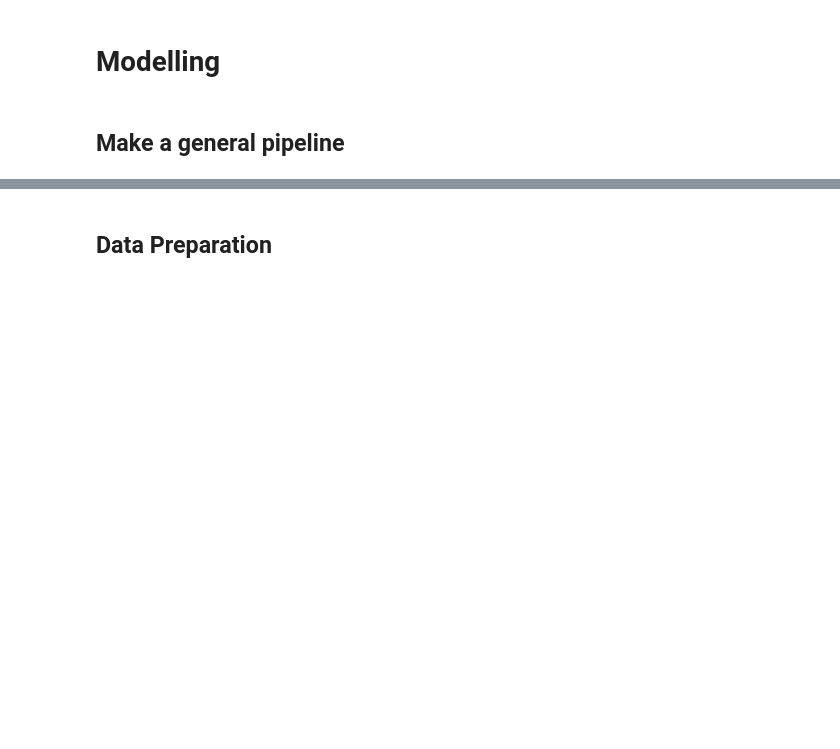
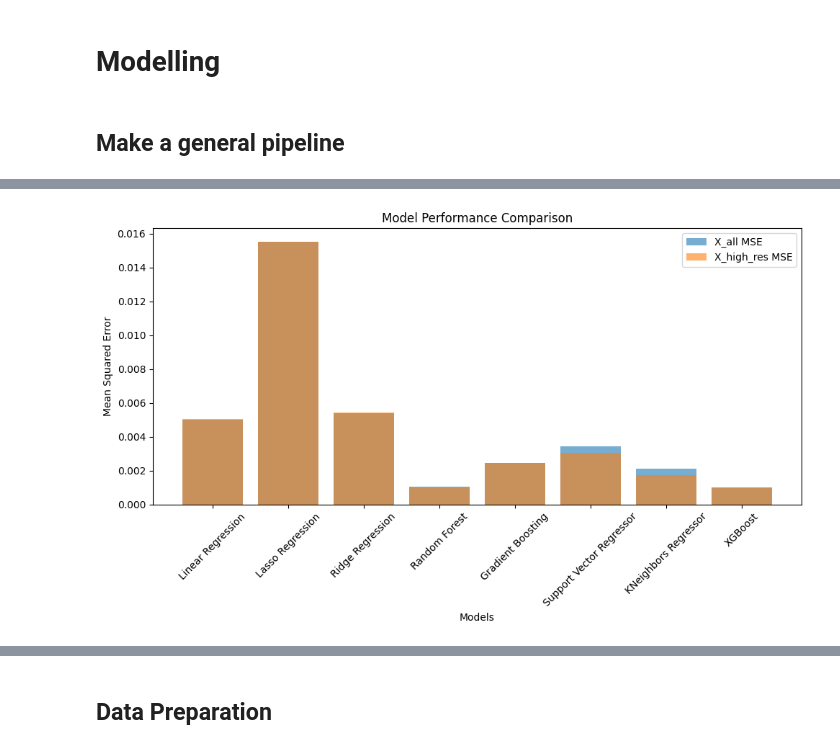
Before and after one commit to top-data/Soil_moisture, a Jupyter notebook: sm_cosmoz_inputs.ipynb, the cells around one changed output, grey strips where cells are left out. Cells and saved outputs as stored; diff of their text form; code cells hidden in the pictures; blank space fills up the shorter version.

Commit message:
regression and timeseries models added.

```diff
--- a/sm_cosmoz_inputs.ipynb
+++ b/sm_cosmoz_inputs.ipynb
@@ -459,0 +468,90 @@ Percentage of zeros in 'precipitation': 84.76%
+# %%
+# Regression Models
+models = {
+    "Linear Regression": LinearRegression(),
+    "Lasso Regression": Lasso(),
+    "Ridge Regression": Ridge(),
+    "Random Forest": RandomForestRegressor(random_state=42),
+    "Gradient Boosting": GradientBoostingRegressor(random_state=42),
+    "Support Vector Regressor": SVR(),
+    "KNeighbors Regressor": KNeighborsRegressor(),
+    "XGBoost": xgb.XGBRegressor(random_state=42)
+}
+
+# Function to create a pipeline for model training and evaluation
+def build_pipeline(model):
+    pipeline = Pipeline(steps=[
+        ('imputer', SimpleImputer(strategy='mean')),  # Linear interpolation using mean imputation
+        ('scaler', StandardScaler()),                # Standardizing the features
+        ('regressor', model)                         # Regression model
+    ])
+    return pipeline
+
+# Function to evaluate models with cross-validation
+def evaluate_models(X, y):
+    best_model = None
+    best_score = float('inf')
+    model_scores = {}
+
+    kfold = KFold(n_splits=5, shuffle=True, random_state=42)  # 5-fold cross-validation
+
+    for name, model in models.items():
+        pipeline = build_pipeline(model)
+
+        # MSE (Negative MSE to get positive values)
+        mse_scores = -cross_val_score(pipeline, X, y, cv=kfold, scoring='neg_mean_squared_error')
+        avg_mse = mse_scores.mean()
+
+        # R-squared
+        r2_scores = cross_val_score(pipeline, X, y, cv=kfold, scoring='r2')
+        avg_r2 = r2_scores.mean()
+
+        model_scores[name] = {'MSE': avg_mse, 'R2': avg_r2}
+
+        # If this model has a lower MSE, save it as the best model
+        if avg_mse < best_score:
+            best_score = avg_mse
+            best_model = pipeline
+    # Fit the best model pipeline
+    best_model.fit(X, y)
+
+    return best_model, model_scores
+
+# Evaluate both datasets (X_all and X_high_res)
+best_model_all, scores_all = evaluate_models(X_all, y)
+best_model_high_res, scores_high_res = evaluate_models(X_high_res, y)
+
+# Compare model performance for X_all
+print("Model performances using X_all features (MSE, R2):")
+for model_name, metrics in scores_all.items():
+    print(f"{model_name}: MSE = {metrics['MSE']:.4f}, R2 = {metrics['R2']:.4f}")
+
+# Compare model performance for X_high_res
+print("\nModel performances using X_high_res features (MSE, R2):")
+for model_name, metrics in scores_high_res.items():
+    print(f"{model_name}: MSE = {metrics['MSE']:.4f}, R2 = {metrics['R2']:.4f}")
+
+# Determine and save the best overall model
+save_path = '/content/drive/MyDrive/SoilMoisture/cosmoz/'
+
+if min([metrics['MSE'] for metrics in scores_all.values()]) < min([metrics['MSE'] for metrics in scores_high_res.values()]):
+    print("\nBest model is from X_all dataset.")
+    joblib.dump(best_model_all, save_path + 'best_model_X_all.pkl')
+else:
+    print("\nBest model is from X_high_res dataset.")
+    joblib.dump(best_model_high_res, save_path + 'best_model_X_high_res.pkl')
+
+# Save model comparison plots
+plt.figure(figsize=(10,6))
+all_mse = [metrics['MSE'] for metrics in scores_all.values()]
+high_res_mse = [metrics['MSE'] for metrics in scores_high_res.values()]
+plt.bar(scores_all.keys(), all_mse, alpha=0.6, label='X_all MSE')
+plt.bar(scores_high_res.keys(), high_res_mse, alpha=0.6, label='X_high_res MSE')
+plt.xlabel('Models')
+plt.ylabel('Mean Squared Error')
+plt.title('Model Performance Comparison')
+plt.legend()
+plt.xticks(rotation=45)
+plt.tight_layout()
+plt.savefig(save_path + 'model_performance_comparison.png')
+# %% [output]
@@ -459,0 +575 @@ Percentage of zeros in 'precipitation': 84.76%
+[figure, added]
```
Also changed, not shown: parts of 14 cells of this notebook.
